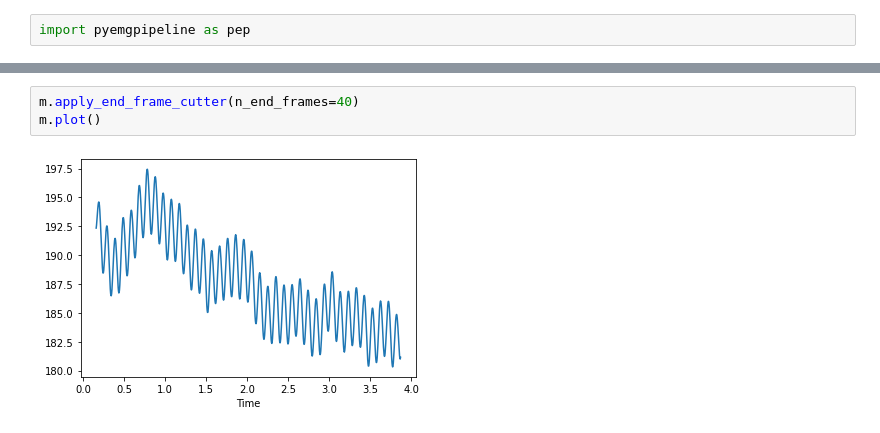
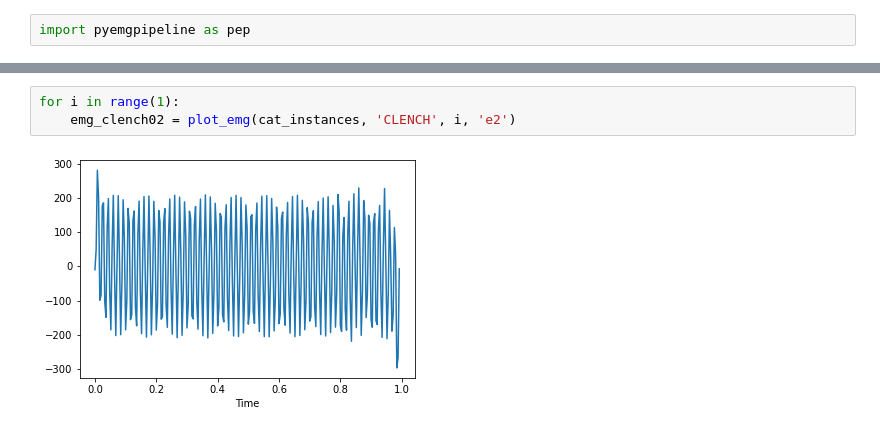
Before and after one commit to NeuroTech-UCSD/aeroMus, a Jupyter notebook: Project-Data/pyemg.ipynb, the cells around one changed output, grey strips where cells are left out. Saved outputs shown, nothing was run; the diff lists cells and outputs as text.

Commit message:
fixed edge issue with stop clench

```diff
--- a/Project-Data/pyemg.ipynb
+++ b/Project-Data/pyemg.ipynb
@@ -78,5 +65,5 @@ m.plot()
-# %%
-m.apply_end_frame_cutter(n_end_frames=40)
-m.plot()
-# %% [output]
-[figure, removed]
+# %%
+for i in range(1):
+    emg_clench02 = plot_emg(cat_instances, 'CLENCH', i, 'e2')
+# %% [output]
+[figure, added]
```
Also changed, not shown: parts of 25 cells of this notebook.
